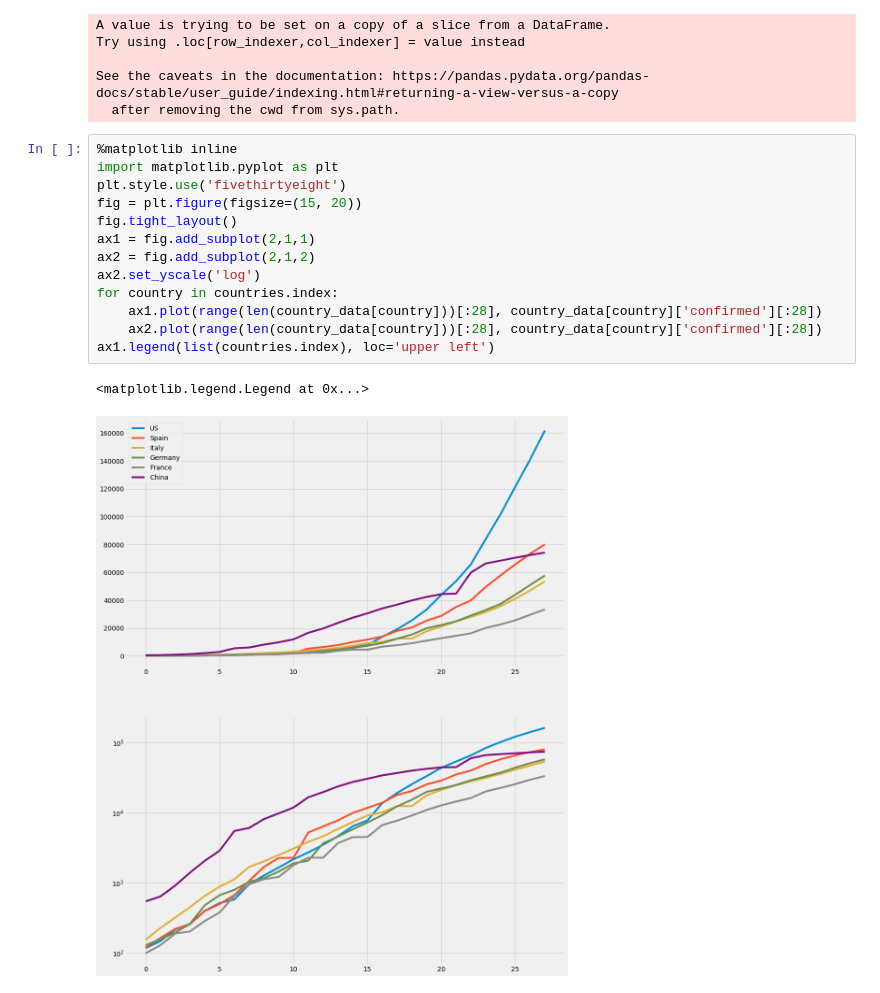
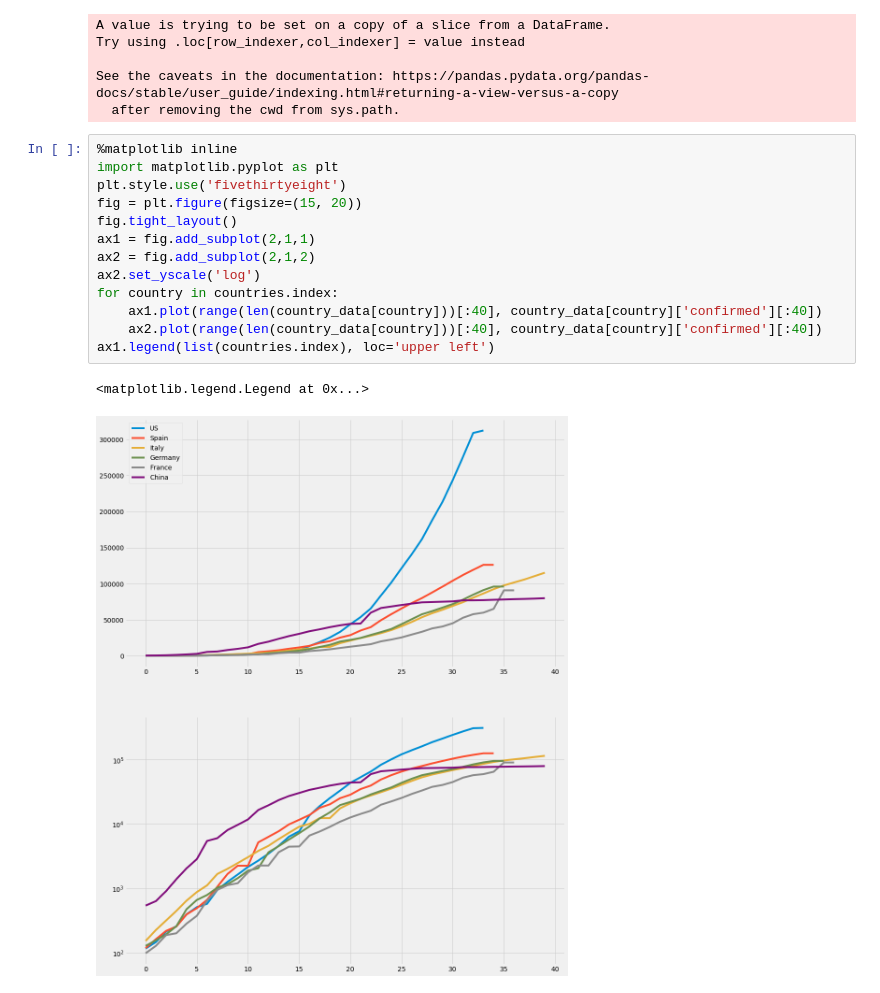
Before and after one commit to moritzknorr/corona, a Jupyter notebook: 02 Min Confirmed Cases Matplotlib.ipynb, the cells around one changed output. Drawn from its saved outputs; the diff is of its cells as text.

```diff
--- a/02 Min Confirmed Cases Matplotlib.ipynb
+++ b/02 Min Confirmed Cases Matplotlib.ipynb
@@ -24,16 +24,16 @@ See the caveats in the documentation: https://pandas.pydata.org/pandas-docs/stab
 # %%
 %matplotlib inline
 import matplotlib.pyplot as plt
 plt.style.use('fivethirtyeight')
 fig = plt.figure(figsize=(15, 20))
 fig.tight_layout()
 ax1 = fig.add_subplot(2,1,1)
 ax2 = fig.add_subplot(2,1,2)
 ax2.set_yscale('log')
 for country in countries.index:
-    ax1.plot(range(len(country_data[country]))[:28], country_data[country]['confirmed'][:28])
-    ax2.plot(range(len(country_data[country]))[:28], country_data[country]['confirmed'][:28])
+    ax1.plot(range(len(country_data[country]))[:40], country_data[country]['confirmed'][:40])
+    ax2.plot(range(len(country_data[country]))[:40], country_data[country]['confirmed'][:40])
 ax1.legend(list(countries.index), loc='upper left')
 # %% [output]
 <matplotlib.legend.Legend at 0x...>
-[figure, old version]
+[figure, new version]
```
Also changed, not shown: parts of 1 cell of this notebook, 1 other file.
